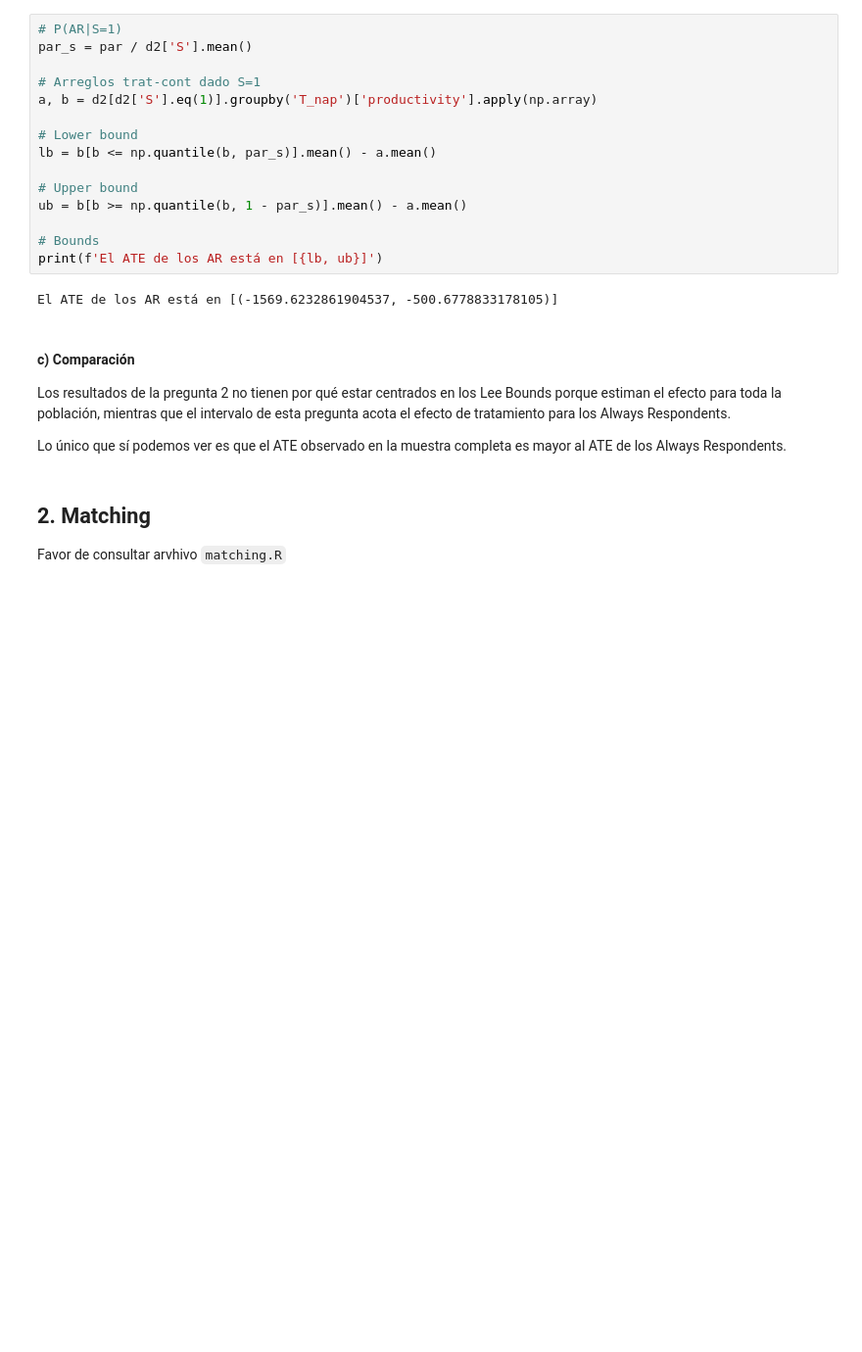
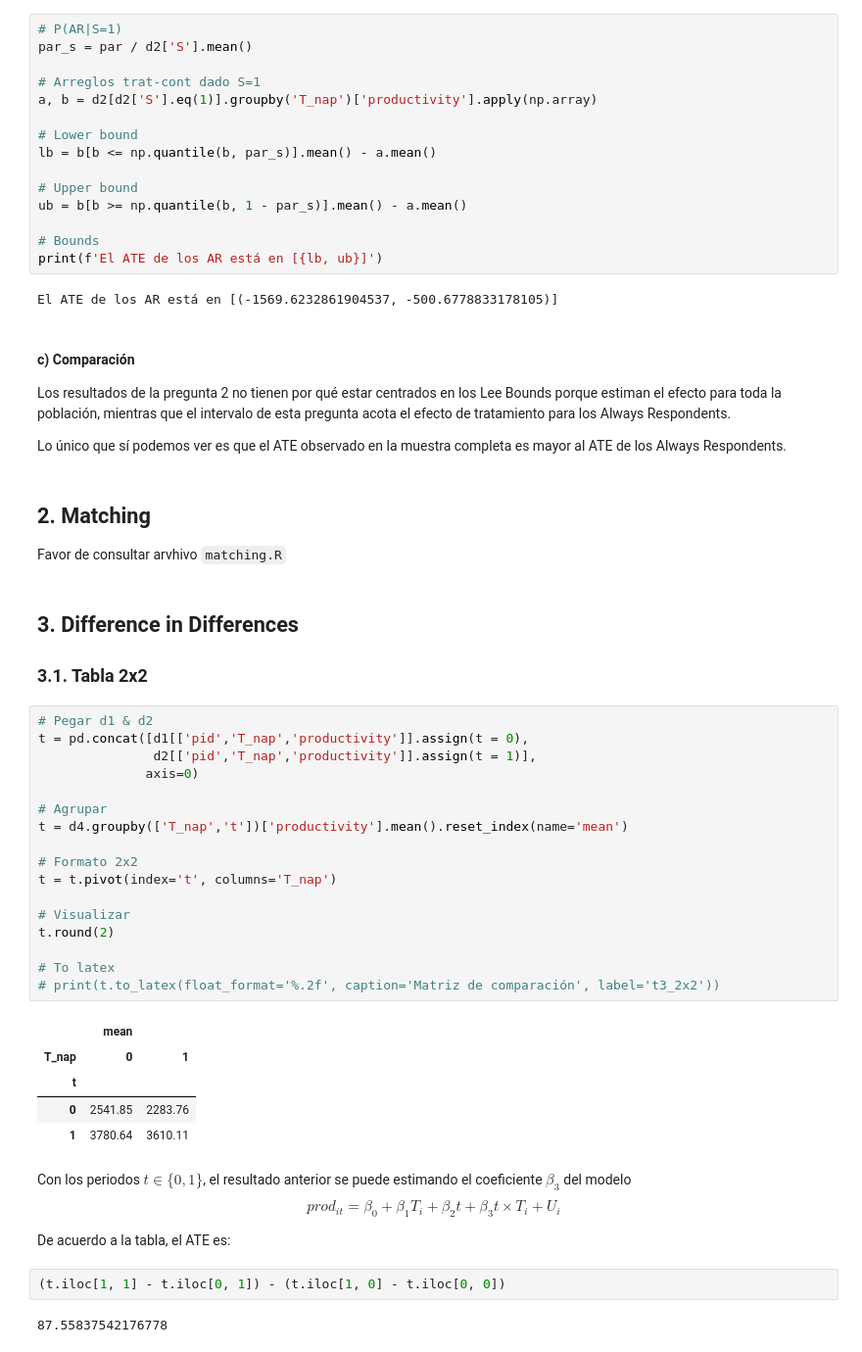
Before and after one commit to ArturoSbr/EmtrAp-hw01, a Jupyter notebook: cod/main.ipynb, the cells around one changed output. Shown at 98% size. Drawn from its saved outputs; the diff is of its cells as text; blank space fills up the shorter version.

```diff
--- a/cod/main.ipynb
+++ b/cod/main.ipynb
@@ -594,3 +594,38 @@ Lo único que sí podemos ver es que el ATE observado en la muestra completa es
 # %% [markdown]
 ## 2. Matching
 Favor de consultar arvhivo `matching.R`
+# %% [markdown]
+## 3. Difference in Differences
+### 3.1. Tabla 2x2
+# %%
+# Pegar d1 & d2
+t = pd.concat([d1[['pid','T_nap','productivity']].assign(t = 0),
+               d2[['pid','T_nap','productivity']].assign(t = 1)],
+              axis=0)
+
+# Agrupar
+t = d4.groupby(['T_nap','t'])['productivity'].mean().reset_index(name='mean')
+
+# Formato 2x2
+t = t.pivot(index='t', columns='T_nap')
+
+# Visualizar
+t.round(2)
+
+# To latex
+# print(t.to_latex(float_format='%.2f', caption='Matriz de comparación', label='t3_2x2'))
+# %% [output]
+|  | mean |  |
+| T_nap | 0 | 1 |
+| t |  |  |
+| 0 | 2541.85 | 2283.76 |
+| 1 | 3780.64 | 3610.11 |
+# %% [markdown]
+Con los periodos $t \in \{0, 1\}$, el resultado anterior se puede estimando el coeficiente $\beta_3$ del modelo
+$$prod_{it} = \beta_0 + \beta_1 T_i + \beta_2 t + \beta_3 t \times T_i + U_i$$
+
+De acuerdo a la tabla, el ATE es:
+# %%
+(t.iloc[1, 1] - t.iloc[0, 1]) - (t.iloc[1, 0] - t.iloc[0, 0])
+# %% [output]
+87.55837542176778
```
Also changed, not shown: parts of 15 cells of this notebook.
